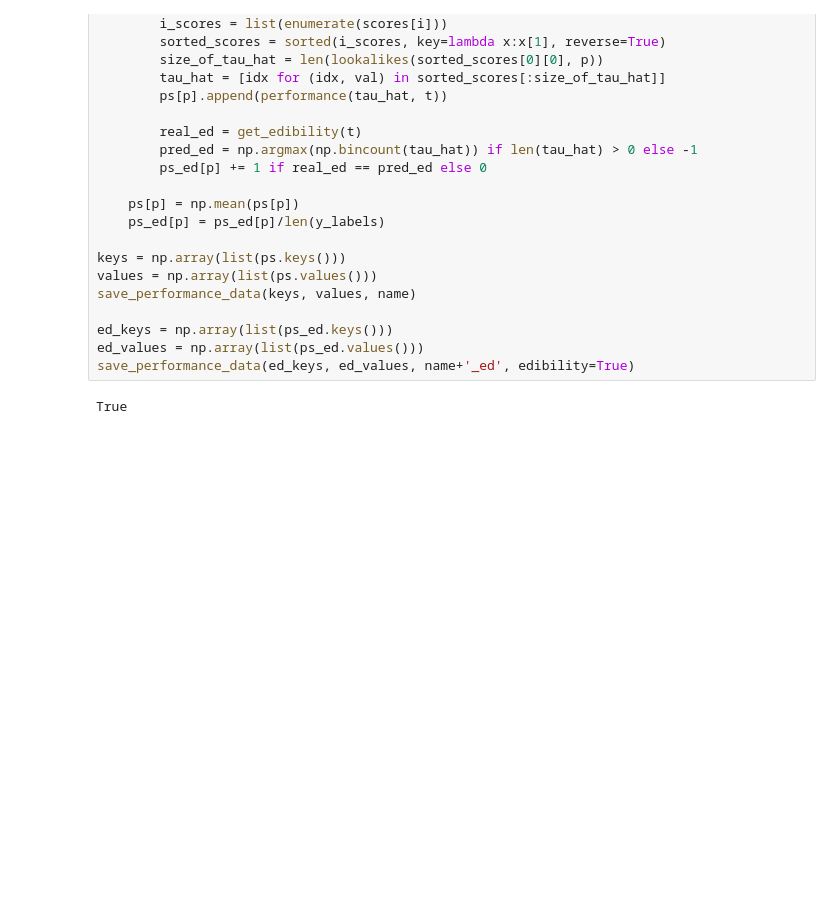
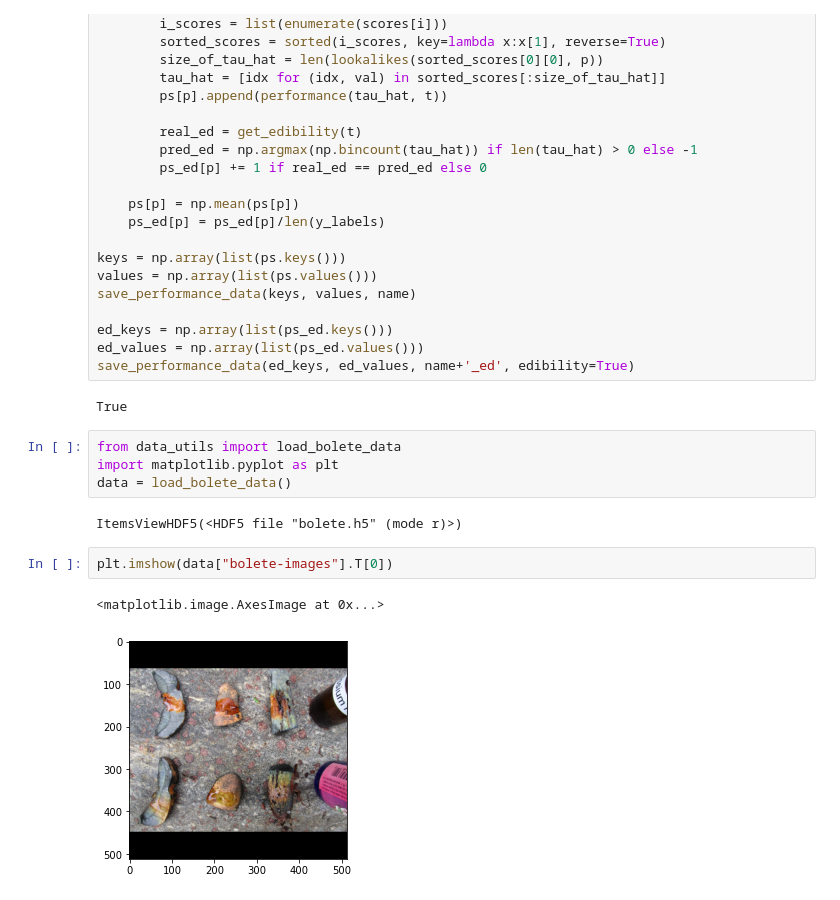
Before and after one commit to BoleteFilter/bolete-classifier, a Jupyter notebook: performance.ipynb, the cells around one changed output. Drawn from its saved outputs; the diff is of its cells as text; blank space fills up the shorter version.

```diff
--- a/performance.ipynb
+++ b/performance.ipynb
@@ -74,3 +73,14 @@ ed_values = np.array(list(ps_ed.values()))
 save_performance_data(ed_keys, ed_values, name+'_ed', edibility=True)
 # %% [output]
 True
+# %%
+from data_utils import load_bolete_data
+import matplotlib.pyplot as plt
+data = load_bolete_data()
+# %% [output]
+ItemsViewHDF5(<HDF5 file "bolete.h5" (mode r)>)
+# %%
+plt.imshow(data["bolete-images"].T[0])
+# %% [output]
+<matplotlib.image.AxesImage at 0x...>
+[figure, added]
```
Also changed, not shown: parts of 4 cells of this notebook, 18 other files.
